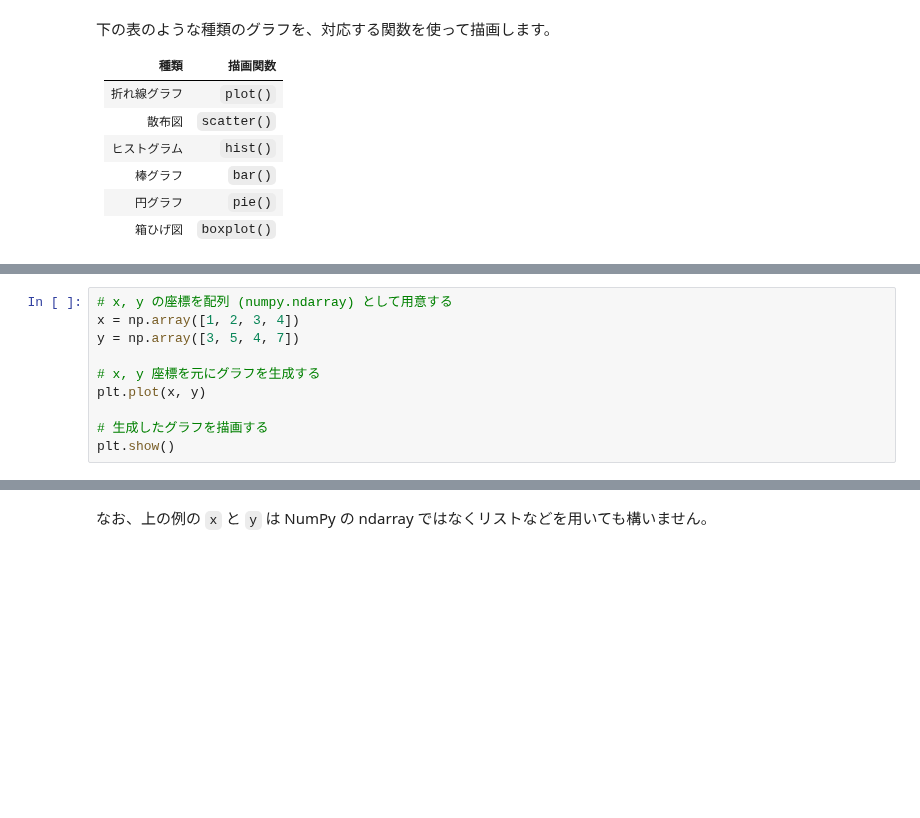
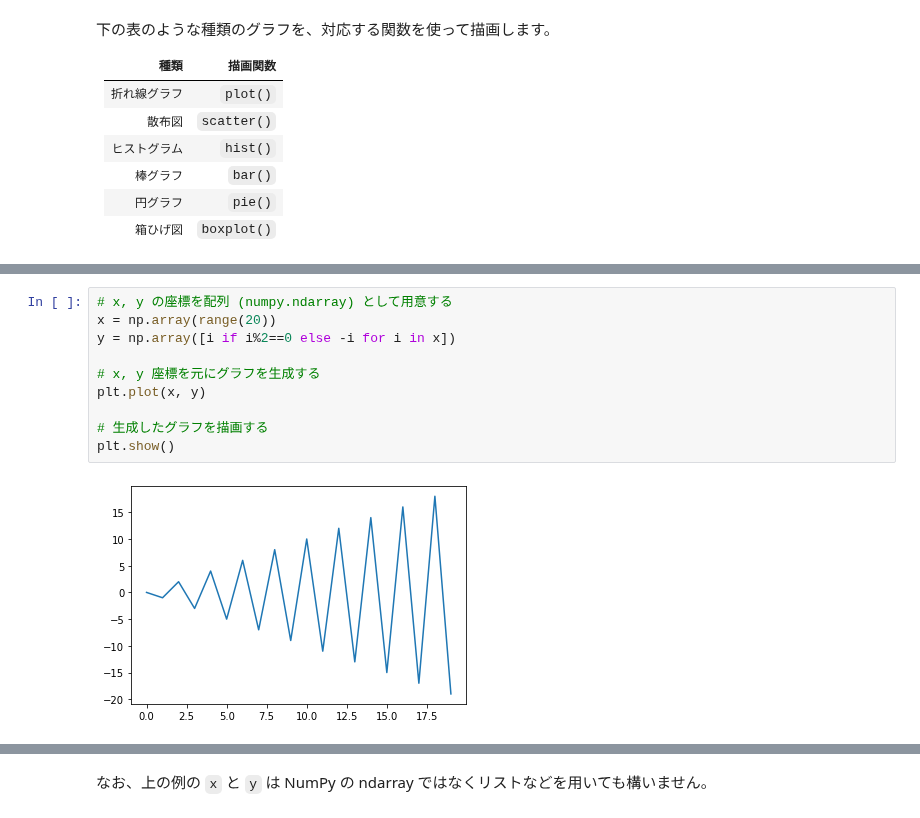
Before and after one commit to taronaldinho/hello_python, a Jupyter notebook: Pythonライブラリ紹介/matplotlib練習.ipynb, the cells around one changed output, grey strips where cells are left out. Saved outputs shown, nothing was run; the diff lists cells and outputs as text; blank space fills up the shorter version.

```diff
--- a/Pythonライブラリ紹介/matplotlib練習.ipynb
+++ b/Pythonライブラリ紹介/matplotlib練習.ipynb
@@ -32,13 +35,15 @@ import pandas as pd
 # %%
 # x, y の座標を配列 (numpy.ndarray) として用意する
-x = np.array([1, 2, 3, 4])
-y = np.array([3, 5, 4, 7])
+x = np.array(range(20))
+y = np.array([i if i%2==0 else -i for i in x])
 
 # x, y 座標を元にグラフを生成する
 plt.plot(x, y)
 
 # 生成したグラフを描画する
 plt.show()
+# %% [output]
+[figure, added]
 # %%
 # 散布図の場合
 plt.scatter(x, y)
```
Also changed, not shown: parts of 34 cells of this notebook.
